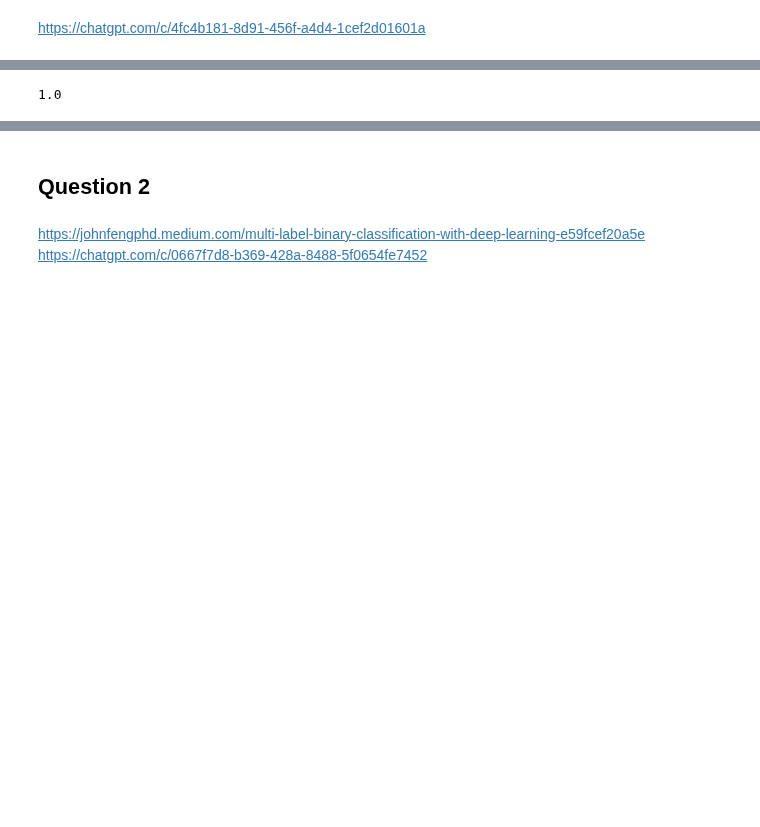
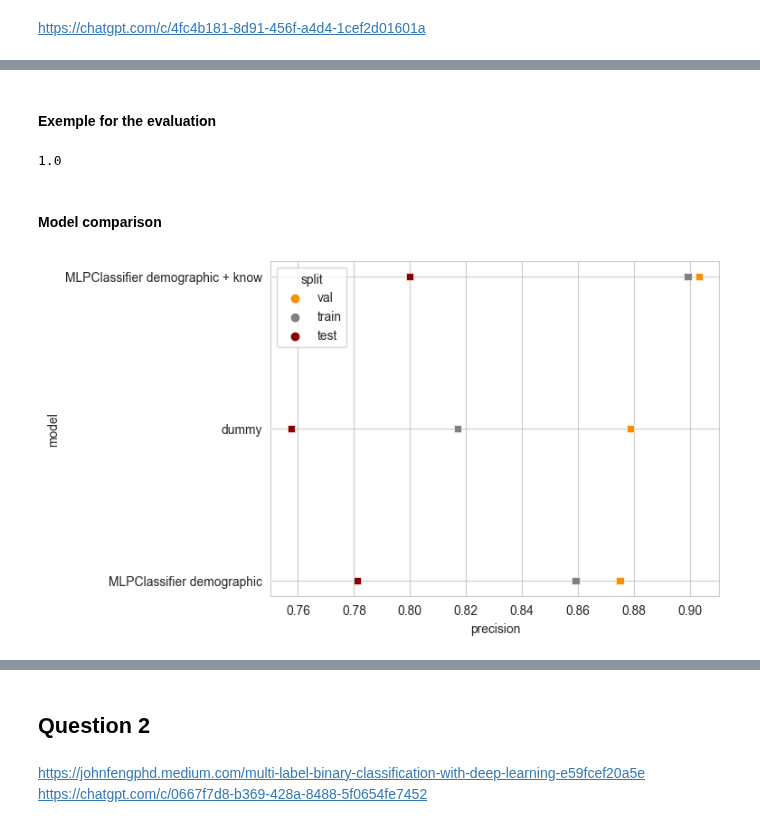
Before and after one commit to SylvainEstebe/predict_intention_action_gap, a Jupyter notebook: src/question_1.ipynb, the cells around one changed output, grey strips where cells are left out. Saved outputs shown, nothing was run; the diff lists cells and outputs as text; code cells hidden in the pictures; blank space fills up the shorter version.

```diff
--- a/src/question_1.ipynb
+++ b/src/question_1.ipynb
@@ -165,0 +250,28 @@ performances = []
+# %%
+model_name = 'MLPClassifier demographic + know'
+dem_cols = range(5)
+clf = MLPClassifier(solver='lbfgs', alpha=1e-5,
+                    hidden_layer_sizes=(5, 2), random_state=1,max_iter=1000)
+scaler = StandardScaler()
+scaler_x  = scaler.fit_transform(X_train[:,dem_cols])
+reg = clf.fit((scaler_x), y_train)
+pkl.dump(reg, file=open(f'/Users/sylvainestebe/Code/data_child/models/neural-dem.pkl', 'wb')) # save the model
+# %%
+for x,y,nsplit in zip([X_train, X_val, X_test],
+                    [y_train, y_val, y_test],
+                    ['train', 'val', 'test']):
+    true_y = y
+    scaler_x = scaler.fit_transform(x[:,dem_cols])
+    predict_y = reg.predict(scaler_x)
+
+    # evaluation
+    precision = precision_score(true_y, predict_y, average='binary')
+    recall = recall_score(true_y, predict_y, average='binary')
+    f1= f1_score(true_y, predict_y)
+
+    # append to dataframe performance
+    performances.append({'model': model_name,
+                         'split': nsplit,
+                         'recall': recall,
+                         'f1': f1,
+                         'precision': precision})
@@ -166 +280,3 @@ performances = []
+# %% [markdown]
+#### Exemple for the evaluation
 # %%
@@ -193,0 +305,14 @@ precision_score(y_true, y_pred, average='binary')
+# %% [markdown]
+#### Model comparison
+# %%
+perf_df = pd.DataFrame(performances)
+# %%
+sns.set_style('whitegrid')
+sns.scatterplot(data=perf_df.sort_values(by='precision', ascending=False),
+                y='model',
+                x='precision',
+                marker='s',
+                hue='split', palette=['darkorange', 'grey', 'darkred'])
+plt.show()
+# %% [output]
+[figure, added]
```
Also changed, not shown: parts of 38 cells of this notebook, 3 other files.
